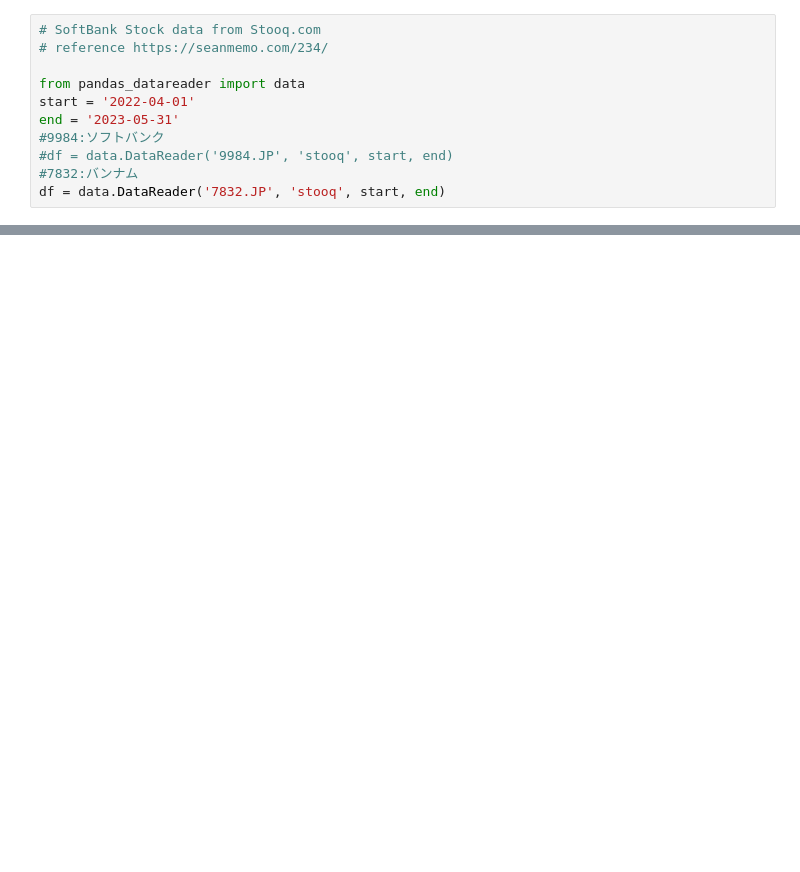
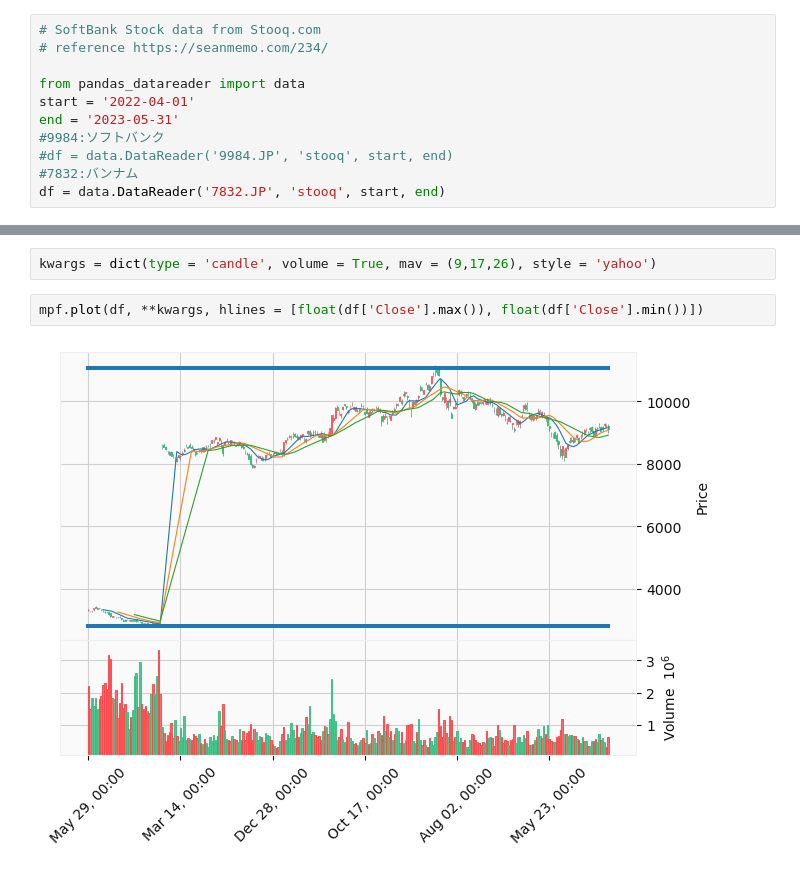
Before and after one commit to 2023-hsymlab/python-scraping-stock-data-n2330090, a Jupyter notebook: Simmple_Stock.ipynb, the cells around one changed output, grey strips where cells are left out. Saved outputs shown, nothing was run; the diff lists cells and outputs as text; blank space fills up the shorter version.

```diff
--- a/Simmple_Stock.ipynb
+++ b/Simmple_Stock.ipynb
@@ -41,0 +44,6 @@ df['High'].max(), df['Low'].min()
+# %%
+kwargs = dict(type = 'candle', volume = True, mav = (9,17,26), style = 'yahoo')
+# %%
+mpf.plot(df, **kwargs, hlines = [float(df['Close'].max()), float(df['Close'].min())])
+# %% [output]
+[figure, added]
```
Also changed, not shown: parts of 4 cells of this notebook.
